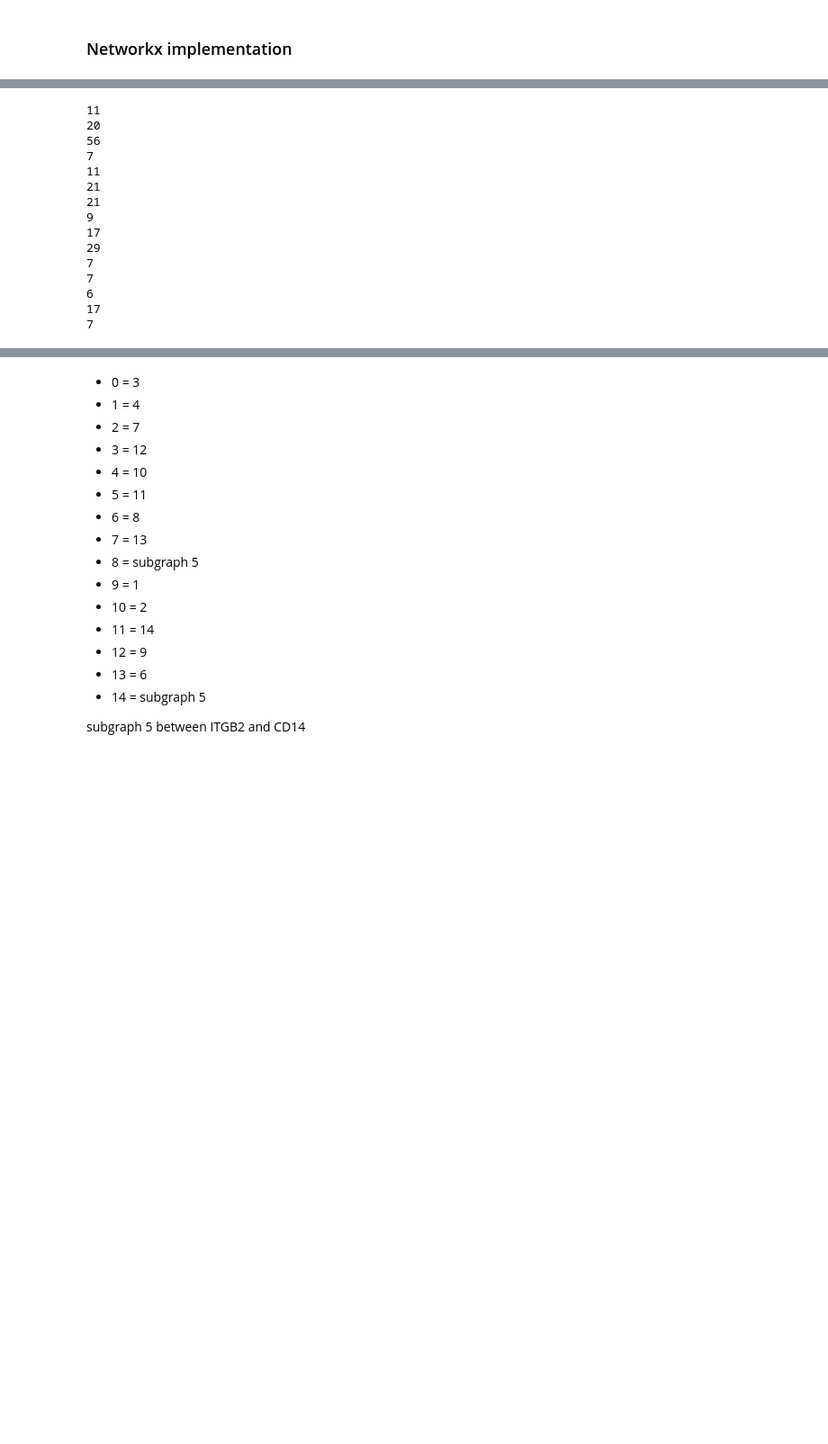
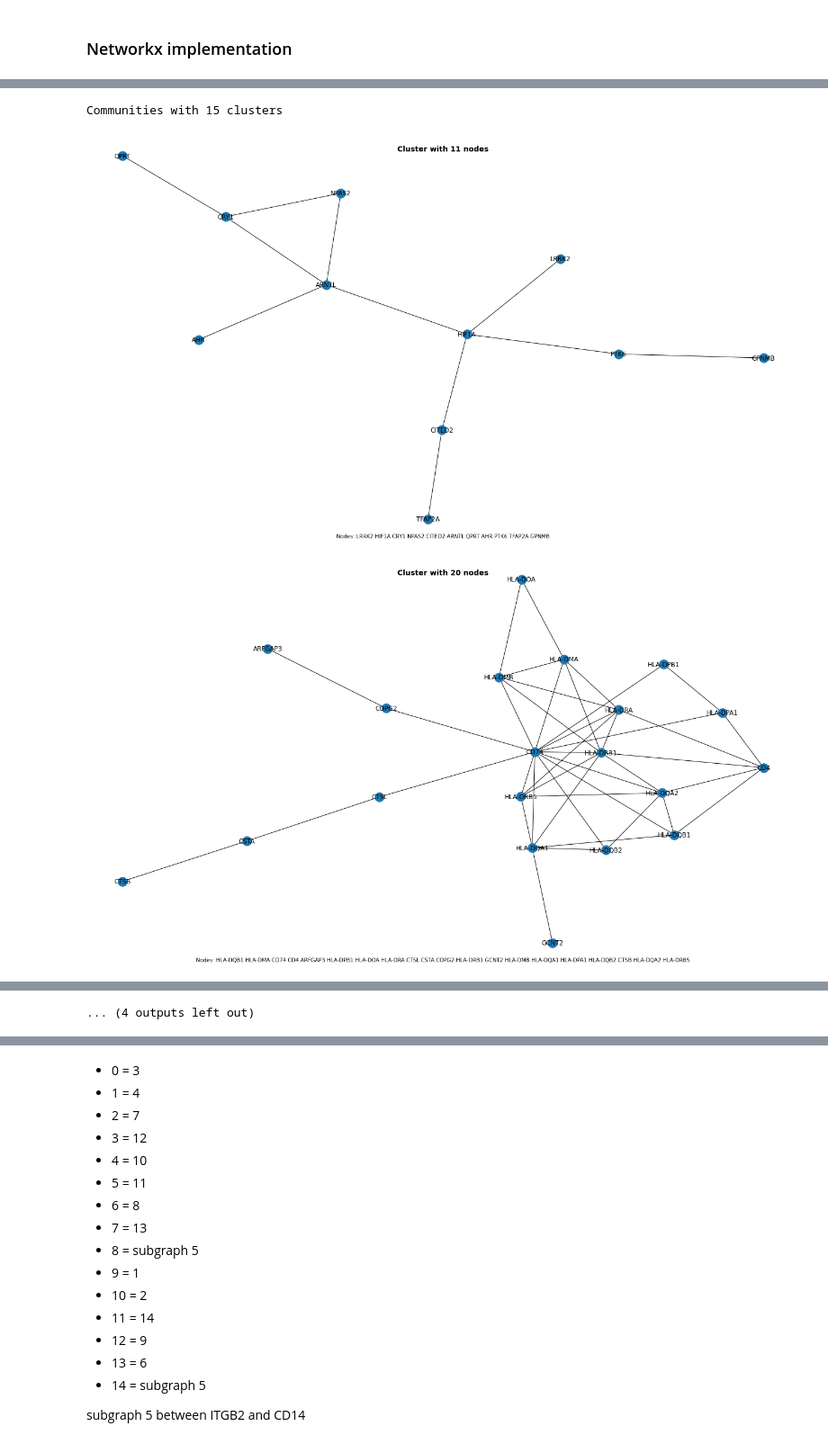
Before and after one commit to TreeTechDev/sgwfc-gene-python, a Jupyter notebook: workflow.ipynb, the cells around one changed output, grey strips where cells are left out. Shown at 90% size. Cells and saved outputs as stored; diff of their text form; code cells hidden in the pictures; blank space fills up the shorter version.

```diff
--- a/workflow.ipynb
+++ b/workflow.ipynb
@@ -99,29 +109,17 @@ networkx.draw_networkx(subgraphs[1])
 # %%
 result = girvan_newman(networkx.to_numpy_array(gyellow))
 nodes = list(gyellow.nodes)
 subgraphs = []
 for c in result:
     if len(c) >= 5:
-        print(len(c))
         node_names = []
         for n in c:
             node_names.append(nodes[n])
         subgraph = gyellow.subgraph(node_names).copy()
         subgraph.remove_nodes_from(list(networkx.isolates(subgraph)))
         subgraphs.append(subgraph)
+make_figure("Communities", subgraphs)
 # %% [output]
-11
-20
-56
-7
-11
-21
-21
-9
-17
-29
-7
-7
-6
-17
-7
+Communities with 15 clusters
+[figure, added]
+[figure, added]
@@ -128,3 +135,4 @@ for c in result:
+... (4 outputs left out)
 # %%
 networkx.draw_circular(subgraphs[8], with_labels=True)
 # %% [output]
```
Also changed, not shown: parts of 13 cells of this notebook, 1 other file.
